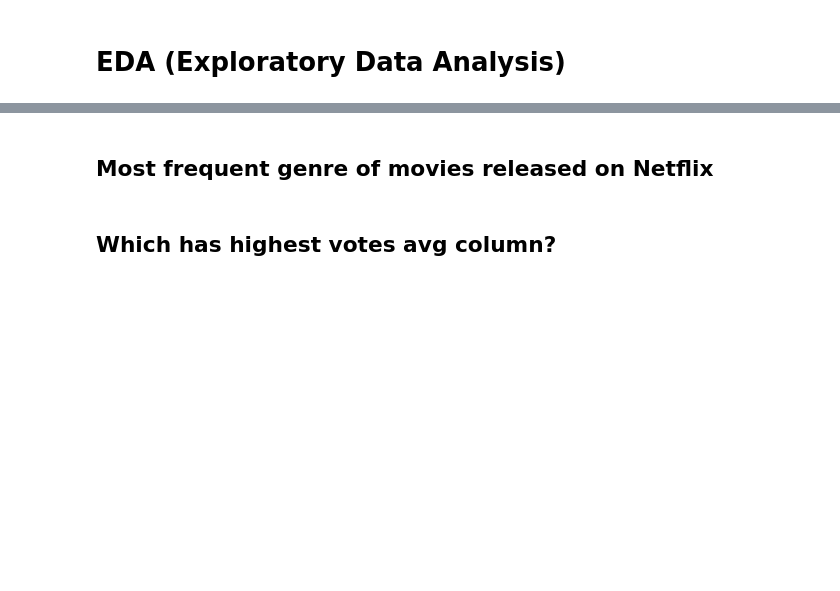
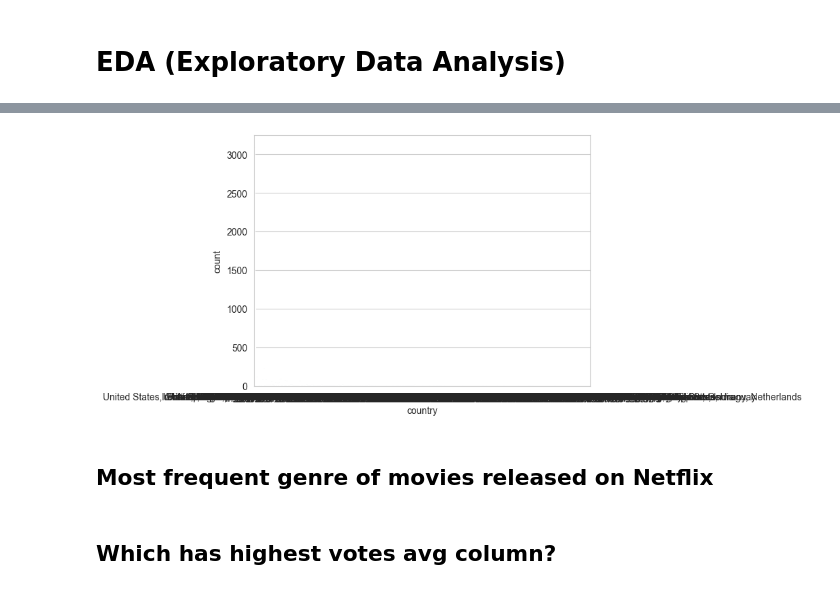
Before and after one commit to AftabQuant/Data-Analysis-Project, a Jupyter notebook: Netflix Analysis Project With Dashboard/Netflix Movie Data Analysis.ipynb, the cells around one changed output, grey strips where cells are left out. Cells and saved outputs as stored; diff of their text form; code cells hidden in the pictures; blank space fills up the shorter version.

```diff
--- a/Netflix Analysis Project With Dashboard/Netflix Movie Data Analysis.ipynb
+++ b/Netflix Analysis Project With Dashboard/Netflix Movie Data Analysis.ipynb
@@ -140,3 +151,8 @@ plt.show()
+# %%
+sns.countplot(data=df, x = "country")
+plt.show()
+# %% [output]
+[figure, added]
 # %% [markdown]
 ## Most frequent genre of movies released on Netflix
 # %%
```
Also changed, not shown: parts of 11 cells of this notebook.
